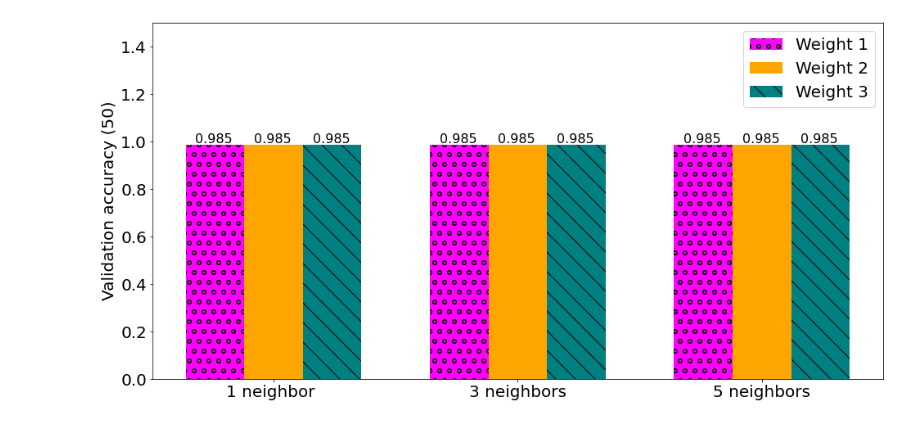
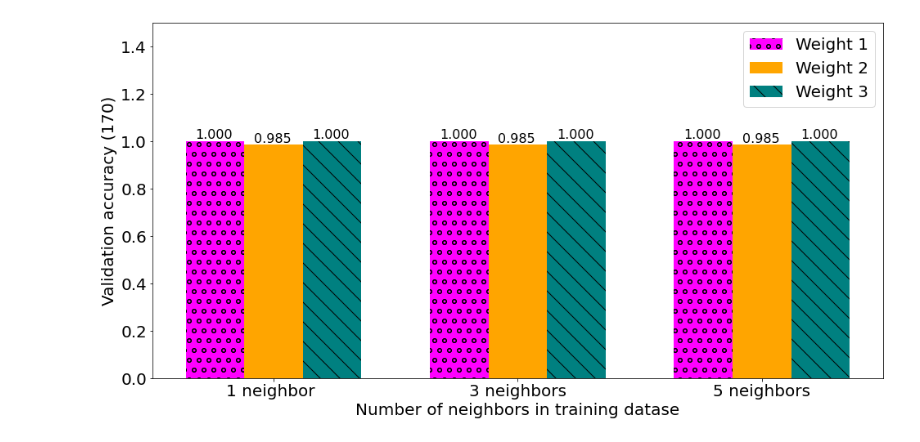
Before and after one commit to Tahuubinh/ML_HUST_PROJECT, a Jupyter notebook: code/knn.ipynb, the cells around one changed output. Cells and saved outputs as stored; diff of their text form; code cells hidden in the pictures.

```diff
--- a/code/knn.ipynb
+++ b/code/knn.ipynb
@@ -142,5 +143,5 @@ plt.show()
 # %%
-X_train, y_train, X_valid, y_valid = getDataNormalization(50)
+X_train, y_train, X_valid, y_valid = getDataNormalization(170)
 
 k1 = 1
 k2 = 3
@@ -164,34 +165,35 @@ plt.rcParams['font.size'] = '20'
 
 knn1 = [accuary_50_1_2, accuary_50_1_2, accuary_50_1_3]
 knn4 = [accuary_50_2_1, accuary_50_2_2, accuary_50_2_3]
 knn50 = [accuary_50_3_2, accuary_50_3_2, accuary_50_3_3]
 
 for index, value in enumerate(knn1):
     plt.text(index - 0.32, value + 0.01, str("{:.3f}".format(value)), fontsize=16)
 for index, value in enumerate(knn4):
     plt.text(index - 0.08, value + 0.01, str("{:.3f}".format(value)), fontsize=16)
 for index, value in enumerate(knn50):
     plt.text(index + 0.16, value + 0.01, str("{:.3f}".format(value)), fontsize=16)
 # for index, value in enumerate(min_rewardVSs):
 #     plt.text(index + 0.25, value + 0.1, str("{:.3f}".format(value)), fontsize=14)
 #plt.bar(y_pos, performance, align='center', alpha=0.5)
 bars_sigmoid = plt.bar(y_pos - 0.24, knn1, 0.24, label = 'Weight 1', color = 'magenta')
 plt.bar(y_pos, knn4, 0.24, label = 'Weight 2', color = 'orange')
 bars_linear = plt.bar(y_pos + 0.24, knn50, 0.24, label = 'Weight 3', color = 'teal')
 #plt.bar(y_pos + 0.36, min_rewardVSs, 0.24, label = 'Lowest tolerance latency in a time slot compared to 5 VS')
 plt.xticks(y_pos, objects)
 plt.ylim([0, 1.5])
-plt.ylabel("Validation accuracy (50)")
+plt.ylabel("Validation accuracy (170)")
+plt.xlabel("Number of neighbors in training datase")
 patterns = ("o", "o", "o")
 for i, x in zip(bars_sigmoid,patterns):
       i.set_hatch(x)
 patterns = ("\\", "\\", "\\")
 for i, x in zip(bars_linear,patterns):
       i.set_hatch(x)
 plt.legend(fontsize = 20)
 #plt.margins(0.1,0)
-plt.savefig('../pics/KNN/KNN_50_validation.svg', bbox_inches='tight')
-plt.savefig('../pics/KNN/KNN_50_validation.pdf', bbox_inches='tight')
+plt.savefig('../pics/KNN/KNN_170_validation.svg', bbox_inches='tight')
+plt.savefig('../pics/KNN/KNN_170_validation.pdf', bbox_inches='tight')
 plt.show()
 # %% [output]
-[figure, old version]
+[figure, new version]
```
Also changed, not shown: parts of 1 cell of this notebook, 11 other files.
